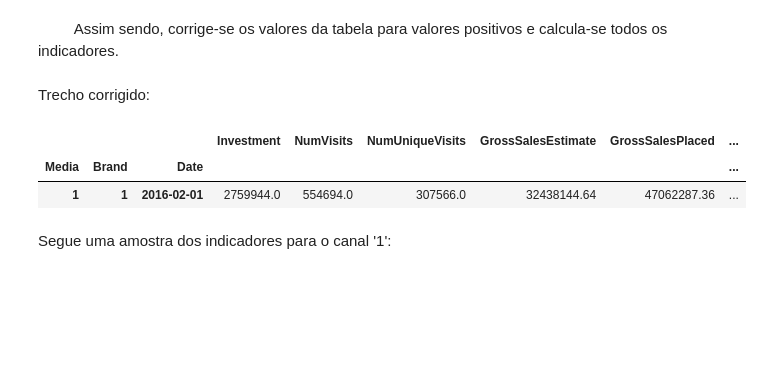
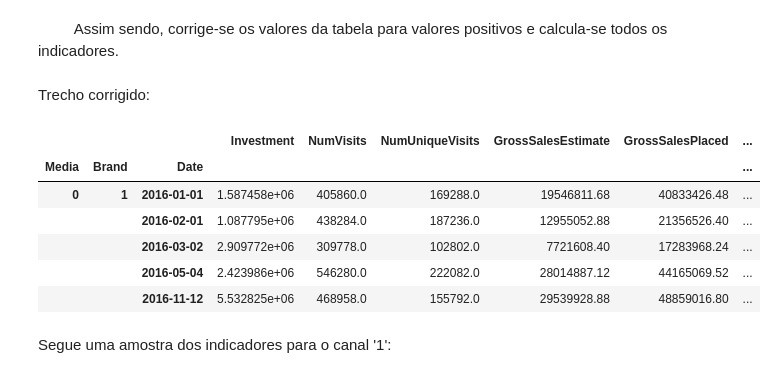
Before and after one commit to Avalon8D/B2W_seletivo, a Jupyter notebook: B2W_seletivo_final.ipynb, the cells around one changed output. Saved outputs shown, nothing was run; the diff lists cells and outputs as text; code cells hidden in the pictures; blank space fills up the shorter version.

```diff
--- a/B2W_seletivo_final.ipynb
+++ b/B2W_seletivo_final.ipynb
@@ -605,12 +605,16 @@ numpy.abs (data_table.as_matrix (), out=data_table.as_matrix ());
 # %% [markdown]
 Trecho corrigido:
 # %%
-media, brand = 1, 1
+media, brand = 0, 1
 data_table.loc (axis=0)[media, brand, Dates[neg_periods[media, brand]], :]
 # %% [output]
 |  |  |  | Investment | NumVisits | NumUniqueVisits | GrossSalesEstimate | GrossSalesPlaced | ... |
 | Media | Brand | Date |  |  |  |  |  | ... |
-| 1 | 1 | 2016-02-01 | 2759944.0 | 554694.0 | 307566.0 | 32438144.64 | 47062287.36 | ... |
+| 0 | 1 | 2016-01-01 | 1.587458e+06 | 405860.0 | 169288.0 | 19546811.68 | 40833426.48 | ... |
+|  |  | 2016-02-01 | 1.087795e+06 | 438284.0 | 187236.0 | 12955052.88 | 21356526.40 | ... |
+|  |  | 2016-03-02 | 2.909772e+06 | 309778.0 | 102802.0 | 7721608.40 | 17283968.24 | ... |
+|  |  | 2016-05-04 | 2.423986e+06 | 546280.0 | 222082.0 | 28014887.12 | 44165069.52 | ... |
+|  |  | 2016-11-12 | 5.532825e+06 | 468958.0 | 155792.0 | 29539928.88 | 48859016.80 | ... |
 # %%
 indicators_base = ('Investment', 'NumVisits', 'NumUniqueVisits')
 # %%
```
Also changed, not shown: parts of 13 cells of this notebook, 1 other file.
